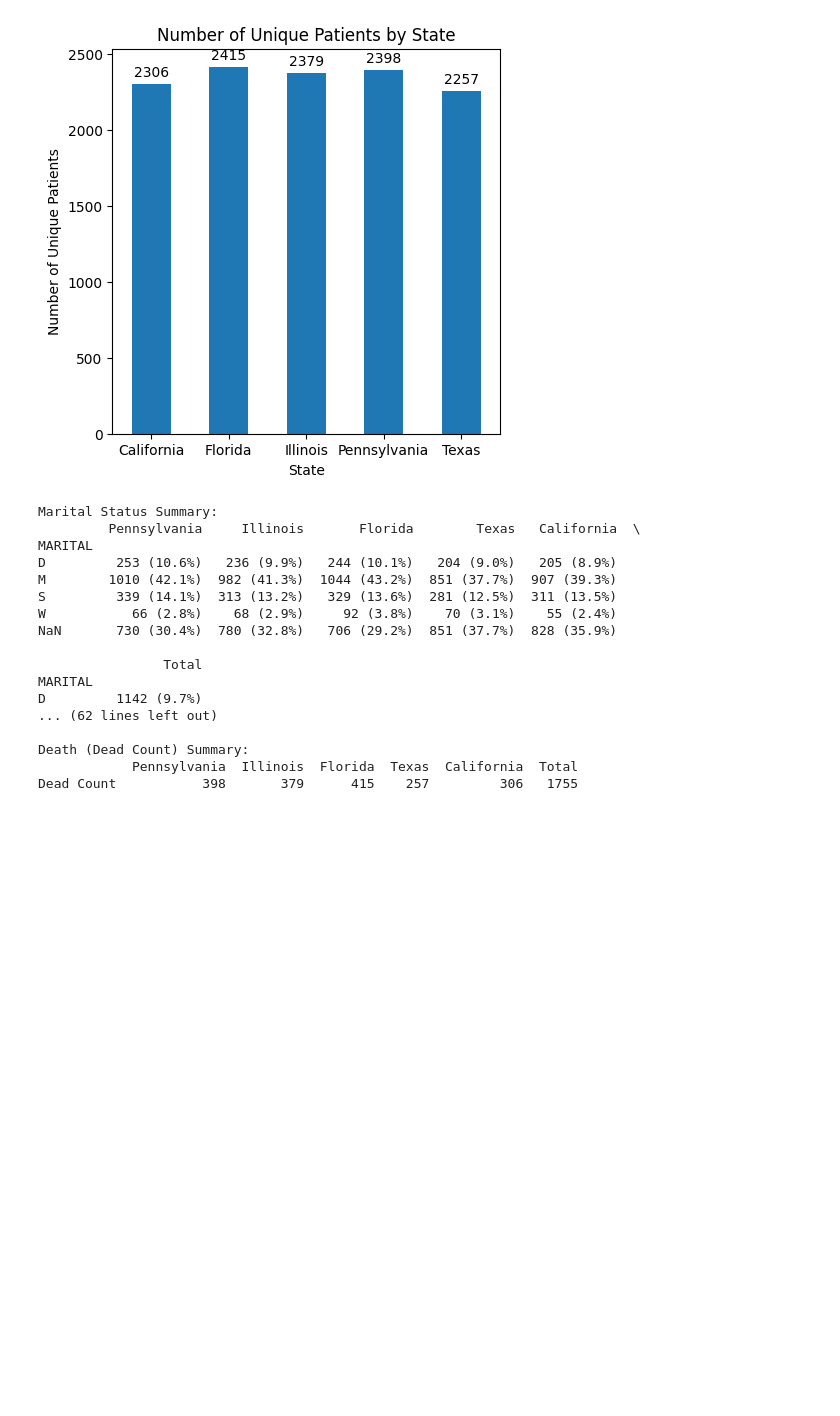
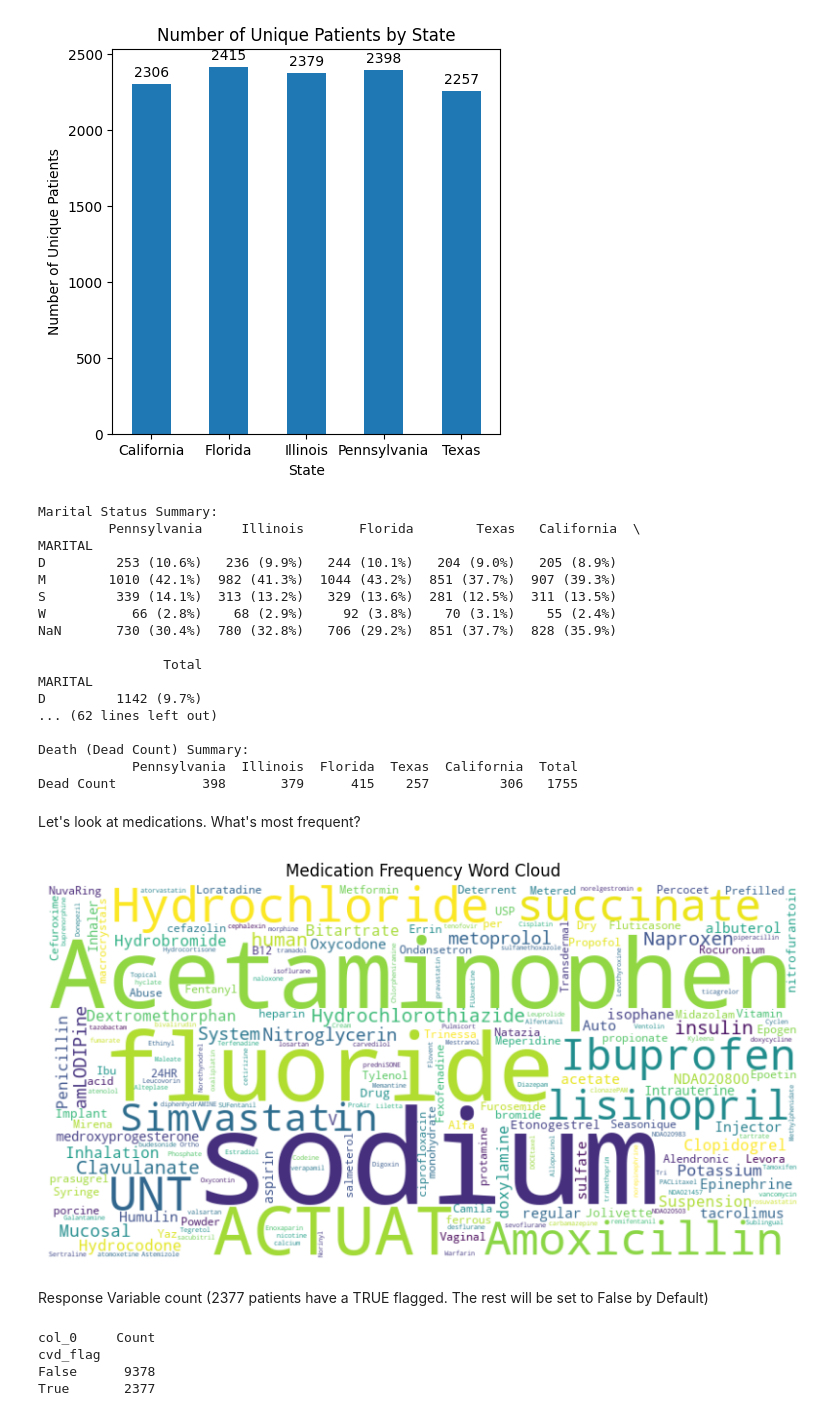
Before and after one commit to arm523-arteid/DSCI498, a Jupyter notebook: src/ExploreData.ipynb, the cells around one changed output. Cells and saved outputs as stored; diff of their text form; code cells hidden in the pictures; blank space fills up the shorter version.

```diff
--- a/src/ExploreData.ipynb
+++ b/src/ExploreData.ipynb
@@ -7,6 +8,8 @@ import matplotlib.pyplot as plt
 Load the patient data
 # %%
 patients_all = pd.read_csv(r"../data/processed/patients_all.csv")
+medications = pd.read_csv(r"../data/processed/medications.csv")
+conditions = pd.read_csv(r"../data/processed/conditions.csv")
 # %% [markdown]
 Explore the counts
 # %%
@@ -124,3 +121,37 @@ D         1142 (9.7%)
 Death (Dead Count) Summary:
             Pennsylvania  Illinois  Florida  Texas  California  Total
 Dead Count           398       379      415    257         306   1755
+# %% [markdown]
+Let's look at medications. What's most frequent?
+# %%
+text = " ".join(medications["DESCRIPTION"].dropna().tolist())
+
+# need to remove some text from the meds
+custom_stopwords = set(STOPWORDS)
+custom_stopwords.update(["tablet", "capsule", "dose", "ML", "MG", "HR", "Oral", "Gel", "Day", "Injection", "Release", "Solution", "Extended", "Chewable", "Pack", "Injectable", "Spray"])
+
+wordcloud = WordCloud(
+    width=800,
+    height=400,
+    background_color="white",
+    stopwords=custom_stopwords,
+    collocations=False
+).generate(text)
+
+plt.figure(figsize=(10, 5))
+plt.imshow(wordcloud, interpolation="bilinear")
+plt.axis("off")
+plt.title("Medication Frequency Word Cloud")
+plt.show()
+# %% [output]
+[figure, added]
+# %% [markdown]
+Response Variable count (2377 patients have a TRUE flagged. The rest will be set to False by Default)
+# %%
+cvd_table = pd.crosstab(index=conditions["cvd_flag"], columns="Count")
+print(cvd_table)
+# %% [output]
+col_0     Count
+cvd_flag
+False      9378
+True       2377
```
Also changed, not shown: parts of 2 cells of this notebook.
